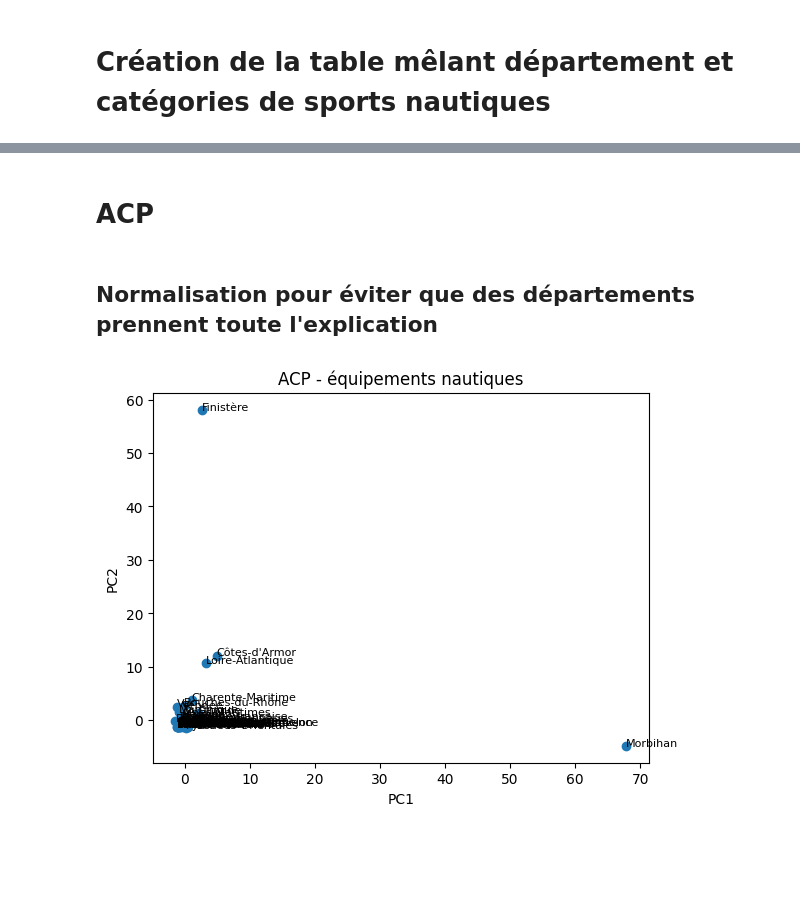
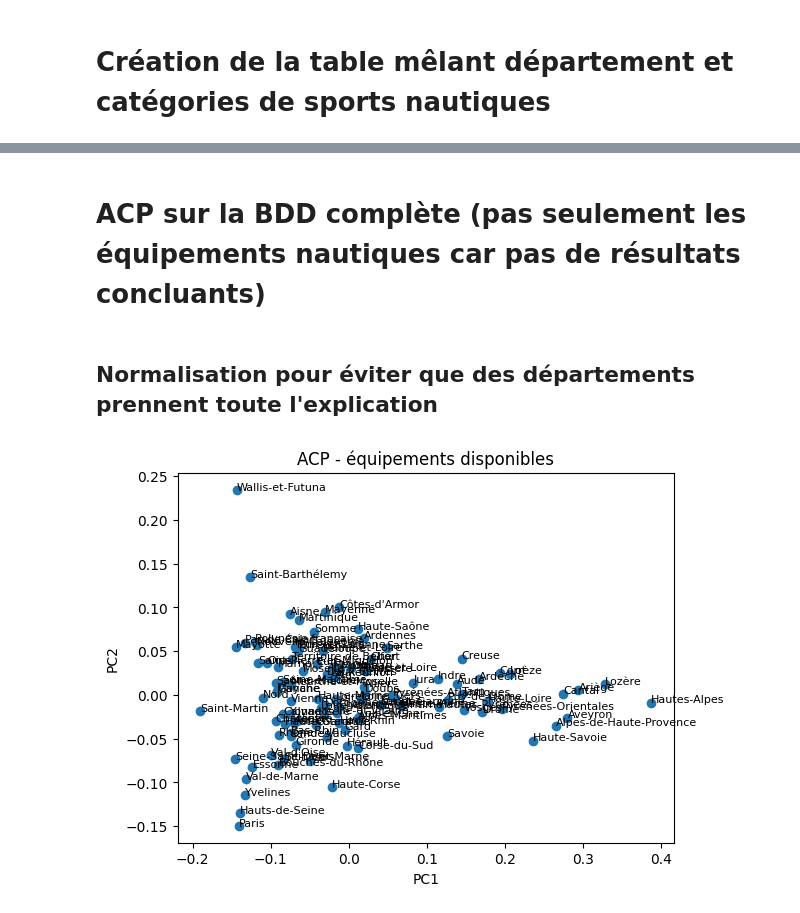
Before and after one commit to LR-Matteo/Projet-Final-Python-DataScience, a Jupyter notebook: matteo.ipynb, the cells around one changed output, grey strips where cells are left out. Cells and saved outputs as stored; diff of their text form; code cells hidden in the pictures; blank space fills up the shorter version.

Commit message:
ACP sur l'ensemble des données d'équipements

```diff
--- a/matteo.ipynb
+++ b/matteo.ipynb
@@ -238,8 +238,8 @@ table
 # Création de la table mêlant département et catégories de sports nautiques
 # %%
 table_dep =(
-    data_nautique
-    .groupby(['dep_nom', 'aps_name'])
+    data
+    .groupby(['dep_nom', 'equip_type_famille'])
     .size()
     .unstack(fill_value=0)
 )
@@ -257,5 +257,5 @@ table_dep.head()
 # %% [markdown]
-# ACP
+# ACP sur la BDD complète (pas seulement les équipements nautiques car pas de résultats concluants)
 # %% [markdown]
 ## Normalisation pour éviter que des départements prennent toute l'explication
 # %%
@@ -263,6 +263,7 @@ from sklearn.preprocessing import StandardScaler
 
 scaler = StandardScaler()
 table_norm = scaler.fit_transform(table_dep)
+table_norm = table_dep.div(table_dep.sum(axis=1), axis=0)
 # %%
 from sklearn.decomposition import PCA
 
@@ -275,18 +276,18 @@ df_pca['dep_nom'] = table_dep.index
 # %%
 import matplotlib.pyplot as plt
 
 plt.figure()
 plt.scatter(df_pca['PC1'], df_pca['PC2'])
 
 for i, dep in enumerate(df_pca['dep_nom']):
     plt.text(df_pca['PC1'][i], df_pca['PC2'][i], dep, fontsize=8)
 
-plt.title("ACP - équipements nautiques")
+plt.title("ACP - équipements disponibles")
 plt.xlabel("PC1")
 plt.ylabel("PC2")
 plt.show()
 # %% [output]
-[figure, old version]
+[figure, new version]
 # %%
 from sklearn.cluster import KMeans
 
```
Also changed, not shown: parts of 5 cells of this notebook.
